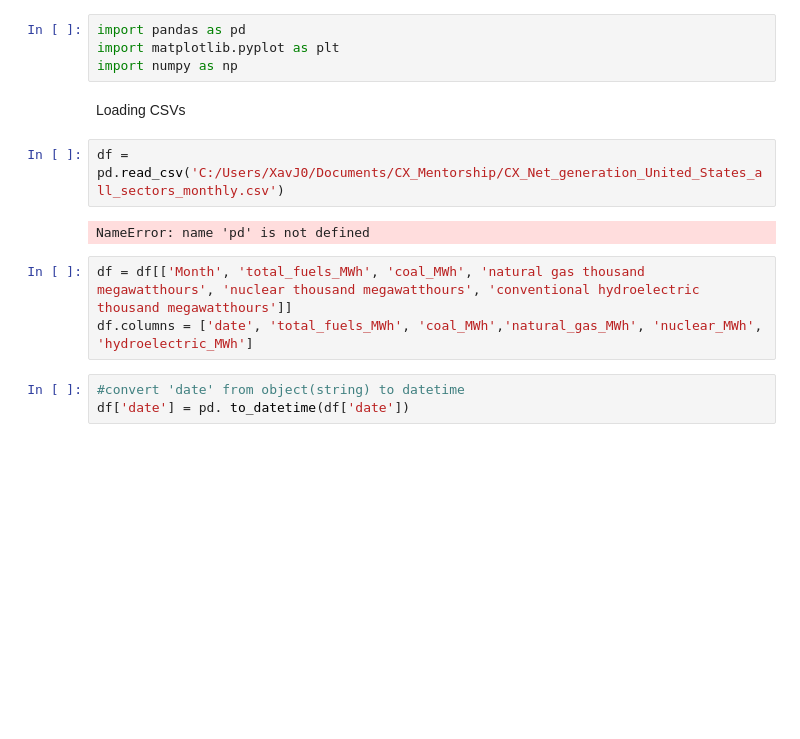
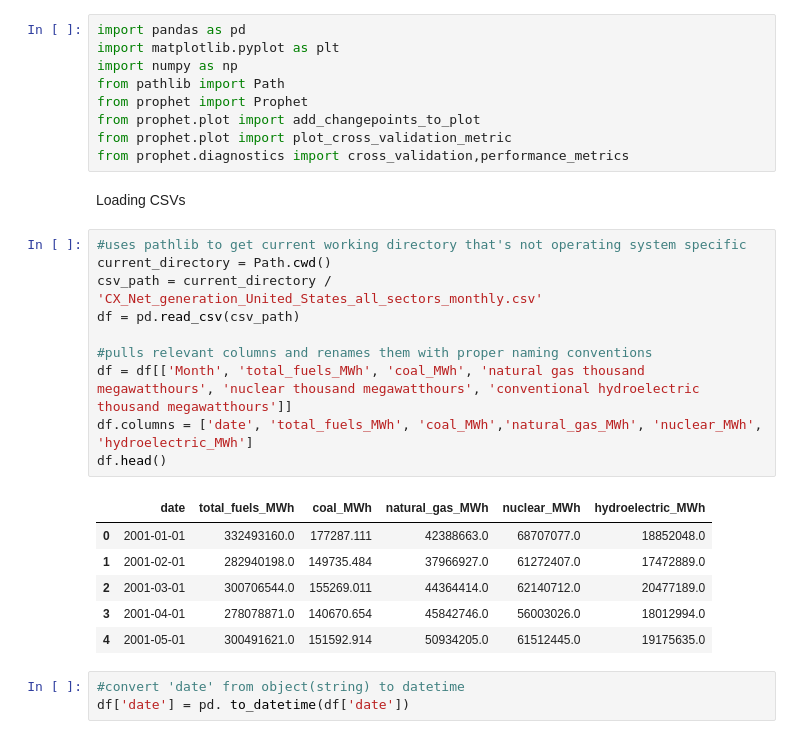
Before and after one commit to XavJones06/cx_mentorship, a Jupyter notebook: CX_Mentorship_Code.ipynb, the cells around one changed output. Saved outputs shown, nothing was run; the diff lists cells and outputs as text; blank space fills up the shorter version.

```diff
--- a/CX_Mentorship_Code.ipynb
+++ b/CX_Mentorship_Code.ipynb
@@ -2,15 +2,30 @@
 import pandas as pd
 import matplotlib.pyplot as plt
 import numpy as np
+from pathlib import Path
+from prophet import Prophet
+from prophet.plot import add_changepoints_to_plot
+from prophet.plot import plot_cross_validation_metric
+from prophet.diagnostics import cross_validation,performance_metrics
 # %% [markdown]
 Loading CSVs
-# %%
-df = pd.read_csv('C:/Users/XavJ0/Documents/CX_Mentorship/CX_Net_generation_United_States_all_sectors_monthly.csv')
-# %% [output]
-NameError: name 'pd' is not defined
 # %%
+#uses pathlib to get current working directory that's not operating system specific
+current_directory = Path.cwd()
+csv_path = current_directory / 'CX_Net_generation_United_States_all_sectors_monthly.csv'
+df = pd.read_csv(csv_path)
+
+#pulls relevant columns and renames them with proper naming conventions
 df = df[['Month', 'total_fuels_MWh', 'coal_MWh', 'natural gas thousand megawatthours', 'nuclear thousand megawatthours', 'conventional hydroelectric thousand megawatthours']]
 df.columns = ['date', 'total_fuels_MWh', 'coal_MWh','natural_gas_MWh', 'nuclear_MWh', 'hydroelectric_MWh']
+df.head()
+# %% [output]
+|  | date | total_fuels_MWh | coal_MWh | natural_gas_MWh | nuclear_MWh | hydroelectric_MWh |
+| 0 | 2001-01-01 | 332493160.0 | 177287.111 | 42388663.0 | 68707077.0 | 18852048.0 |
+| 1 | 2001-02-01 | 282940198.0 | 149735.484 | 37966927.0 | 61272407.0 | 17472889.0 |
+| 2 | 2001-03-01 | 300706544.0 | 155269.011 | 44364414.0 | 62140712.0 | 20477189.0 |
+| 3 | 2001-04-01 | 278078871.0 | 140670.654 | 45842746.0 | 56003026.0 | 18012994.0 |
+| 4 | 2001-05-01 | 300491621.0 | 151592.914 | 50934205.0 | 61512445.0 | 19175635.0 |
 # %%
 #convert 'date' from object(string) to datetime
 df['date'] = pd. to_datetime(df['date'])
```
Also changed, not shown: parts of 10 cells of this notebook, 1 other file.
